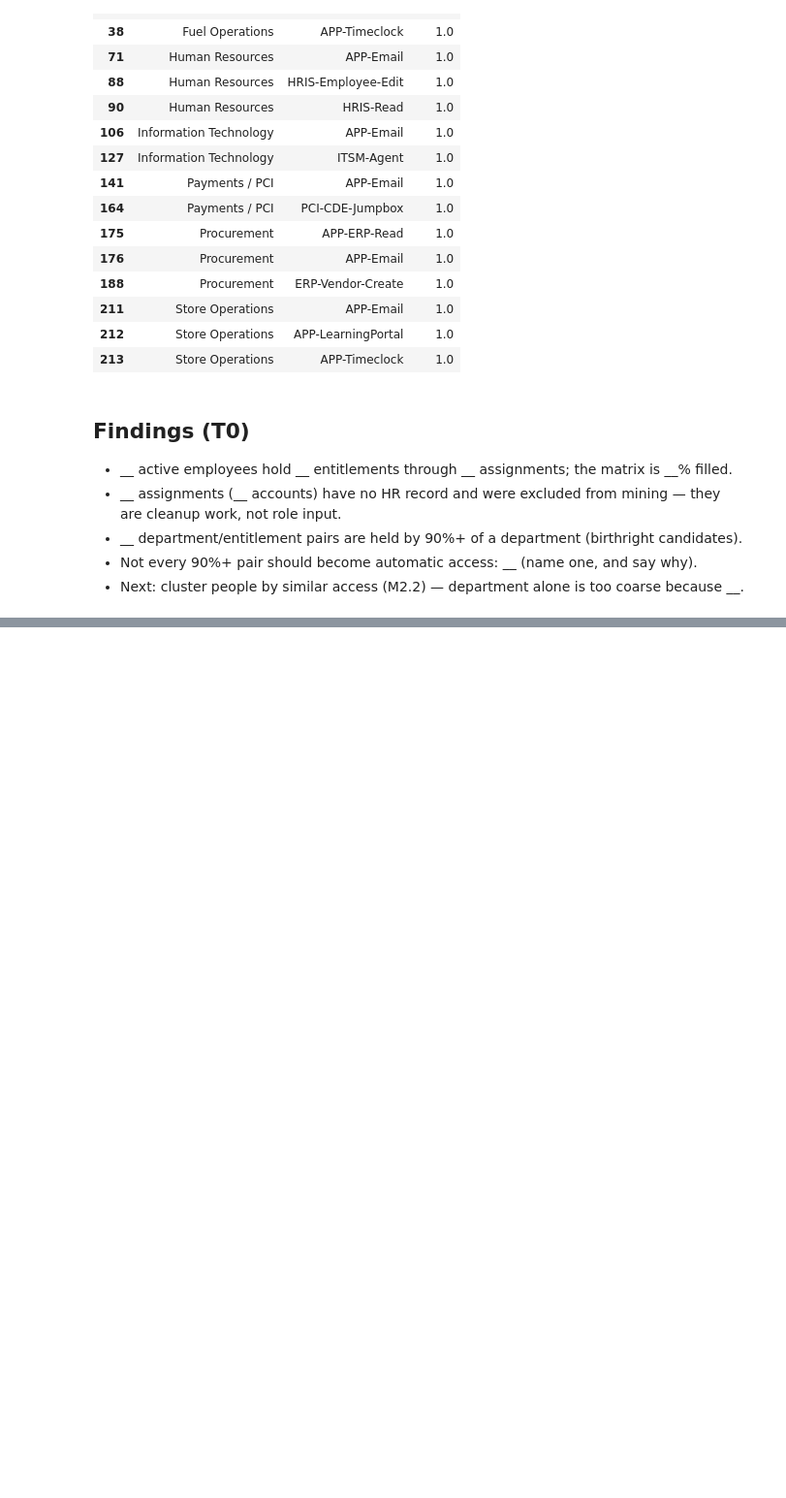
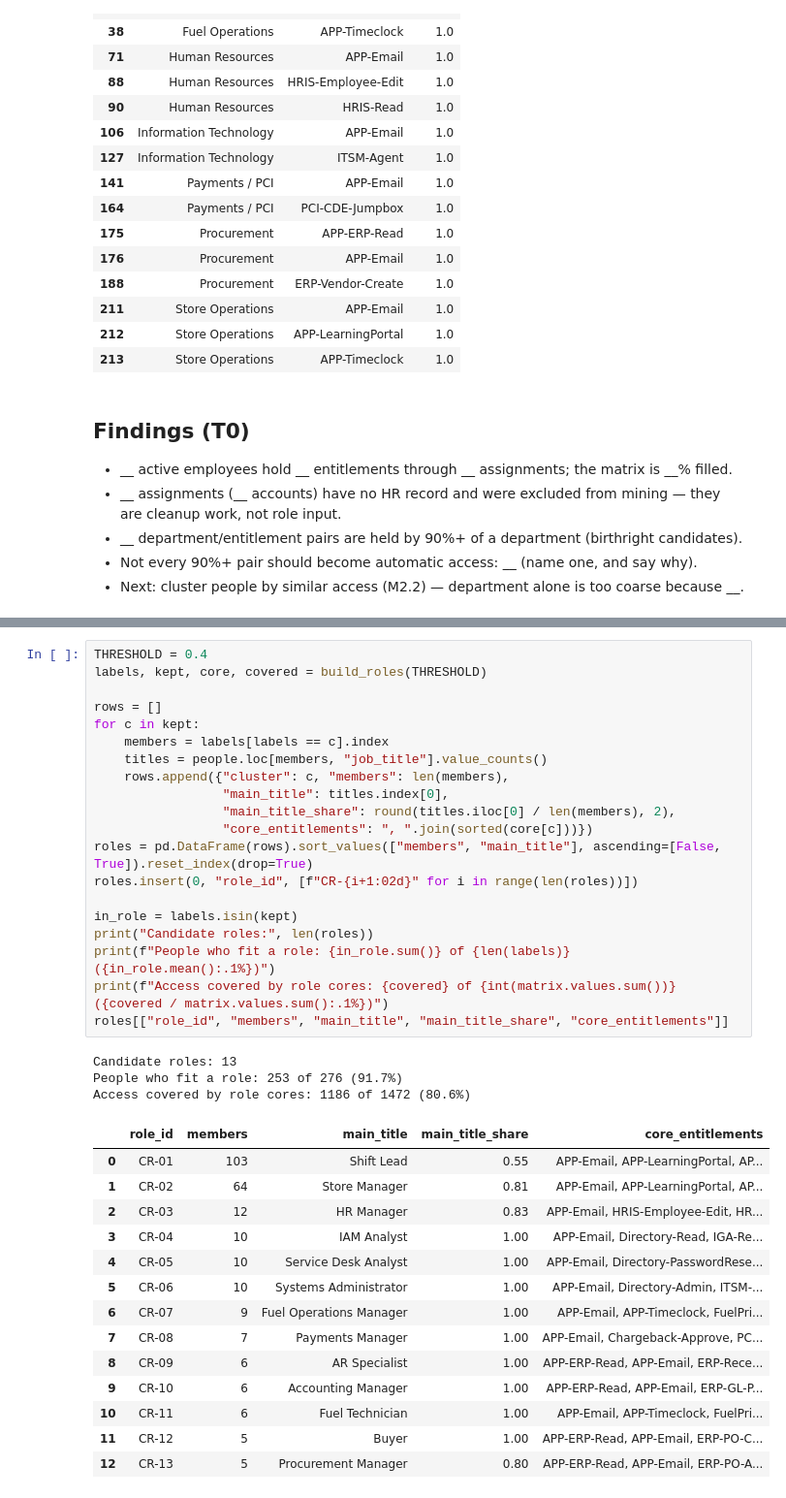
Before and after one commit to Connor-Metzger/entra-governance, a Jupyter notebook: notebooks/role_mining.ipynb, the cells around one changed output, grey strips where cells are left out. Shown at 97% size. Saved outputs shown, nothing was run; the diff lists cells and outputs as text; blank space fills up the shorter version.

```diff
--- a/notebooks/role_mining.ipynb
+++ b/notebooks/role_mining.ipynb
@@ -183,0 +272,38 @@ Department/entitlement pairs held by 90%+ of the department: 17
+# %%
+THRESHOLD = 0.4
+labels, kept, core, covered = build_roles(THRESHOLD)
+
+rows = []
+for c in kept:
+    members = labels[labels == c].index
+    titles = people.loc[members, "job_title"].value_counts()
+    rows.append({"cluster": c, "members": len(members),
+                 "main_title": titles.index[0],
+                 "main_title_share": round(titles.iloc[0] / len(members), 2),
+                 "core_entitlements": ", ".join(sorted(core[c]))})
+roles = pd.DataFrame(rows).sort_values(["members", "main_title"], ascending=[False, True]).reset_index(drop=True)
+roles.insert(0, "role_id", [f"CR-{i+1:02d}" for i in range(len(roles))])
+
+in_role = labels.isin(kept)
+print("Candidate roles:", len(roles))
+print(f"People who fit a role: {in_role.sum()} of {len(labels)} ({in_role.mean():.1%})")
+print(f"Access covered by role cores: {covered} of {int(matrix.values.sum())} ({covered / matrix.values.sum():.1%})")
+roles[["role_id", "members", "main_title", "main_title_share", "core_entitlements"]]
+# %% [output]
+Candidate roles: 13
+People who fit a role: 253 of 276 (91.7%)
+Access covered by role cores: 1186 of 1472 (80.6%)
+|  | role_id | members | main_title | main_title_share | core_entitlements |
+| 0 | CR-01 | 103 | Shift Lead | 0.55 | APP-Email, APP-LearningPortal, AP... |
+| 1 | CR-02 | 64 | Store Manager | 0.81 | APP-Email, APP-LearningPortal, AP... |
+| 2 | CR-03 | 12 | HR Manager | 0.83 | APP-Email, HRIS-Employee-Edit, HR... |
+| 3 | CR-04 | 10 | IAM Analyst | 1.00 | APP-Email, Directory-Read, IGA-Re... |
+| 4 | CR-05 | 10 | Service Desk Analyst | 1.00 | APP-Email, Directory-PasswordRese... |
+| 5 | CR-06 | 10 | Systems Administrator | 1.00 | APP-Email, Directory-Admin, ITSM-... |
+| 6 | CR-07 | 9 | Fuel Operations Manager | 1.00 | APP-Email, APP-Timeclock, FuelPri... |
+| 7 | CR-08 | 7 | Payments Manager | 1.00 | APP-Email, Chargeback-Approve, PC... |
+| 8 | CR-09 | 6 | AR Specialist | 1.00 | APP-ERP-Read, APP-Email, ERP-Rece... |
+| 9 | CR-10 | 6 | Accounting Manager | 1.00 | APP-ERP-Read, APP-Email, ERP-GL-P... |
+| 10 | CR-11 | 6 | Fuel Technician | 1.00 | APP-Email, APP-Timeclock, FuelPri... |
+| 11 | CR-12 | 5 | Buyer | 1.00 | APP-ERP-Read, APP-Email, ERP-PO-C... |
+| 12 | CR-13 | 5 | Procurement Manager | 0.80 | APP-ERP-Read, APP-Email, ERP-PO-A... |
```
Also changed, not shown: parts of 11 cells of this notebook, 4 other files.
